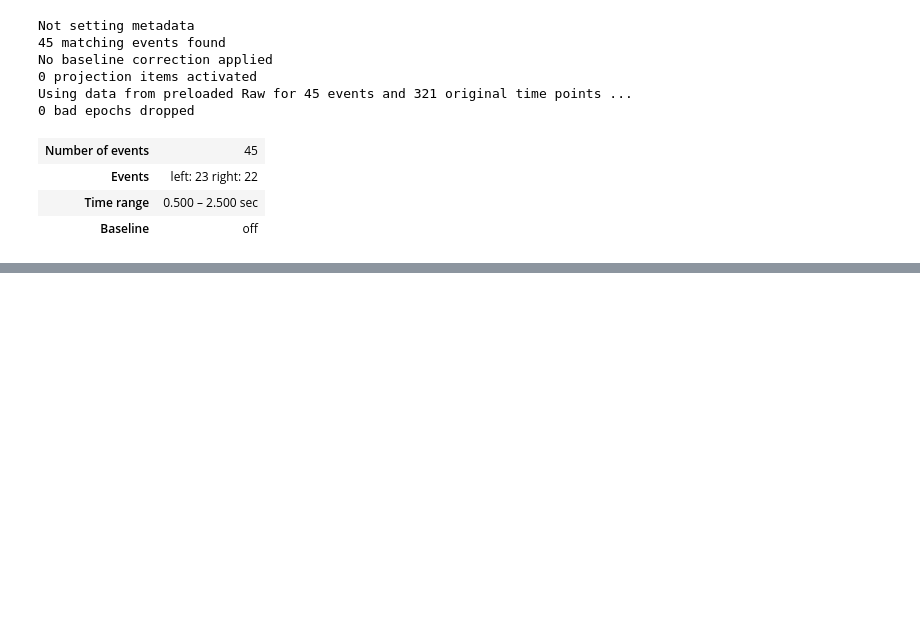
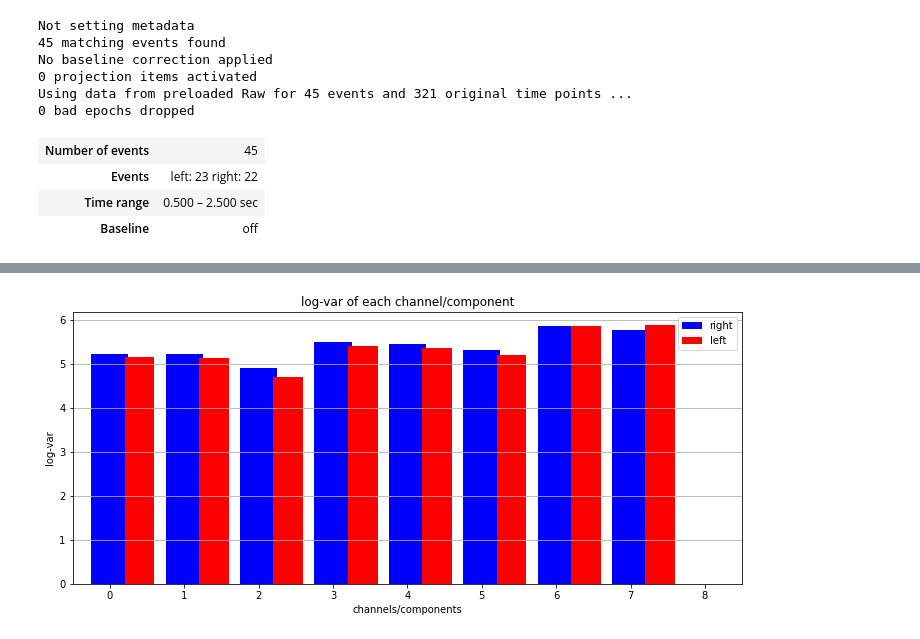
Before and after one commit to arellanon/TT, a Jupyter notebook: Analisis/LAB1-PSD.ipynb, the cells around one changed output, grey strips where cells are left out. Cells and saved outputs as stored; diff of their text form; code cells hidden in the pictures; blank space fills up the shorter version.

```diff
--- a/Analisis/LAB1-PSD.ipynb
+++ b/Analisis/LAB1-PSD.ipynb
@@ -284,0 +321,34 @@ trials_filt = {cl1: bandpass(trials[cl1], 8, 15, sample_rate),
+# %%
+# Apply the function
+trials_logvar = {cl1: logvar(trials_filt[cl1]),
+                 cl2: logvar(trials_filt[cl2])}
+# %%
+def plot_logvar(trials):
+    '''
+    Plots the log-var of each channel/component.
+    arguments:
+        trials - Dictionary containing the trials (log-vars x trials) for 2 classes.
+    '''
+    plt.figure(figsize=(12,5))
+
+    x0 = np.arange(nchannels)
+    x1 = np.arange(nchannels) + 0.4
+
+    y0 = np.mean(trials[cl1], axis=0)
+    y1 = np.mean(trials[cl2], axis=0)
+
+    plt.bar(x0, y0, width=0.5, color='b')
+    plt.bar(x1, y1, width=0.4, color='r')
+
+    plt.xlim(-0.5, nchannels+0.5)
+
+    plt.gca().yaxis.grid(True)
+    plt.title('log-var of each channel/component')
+    plt.xlabel('channels/components')
+    plt.ylabel('log-var')
+    plt.legend(cl_lab)
+# %%
+cl_lab=[cl1, cl2]
+plot_logvar(trials_logvar)
+# %% [output]
+[figure, added]
```
Also changed, not shown: parts of 31 cells of this notebook, 18 other files.
